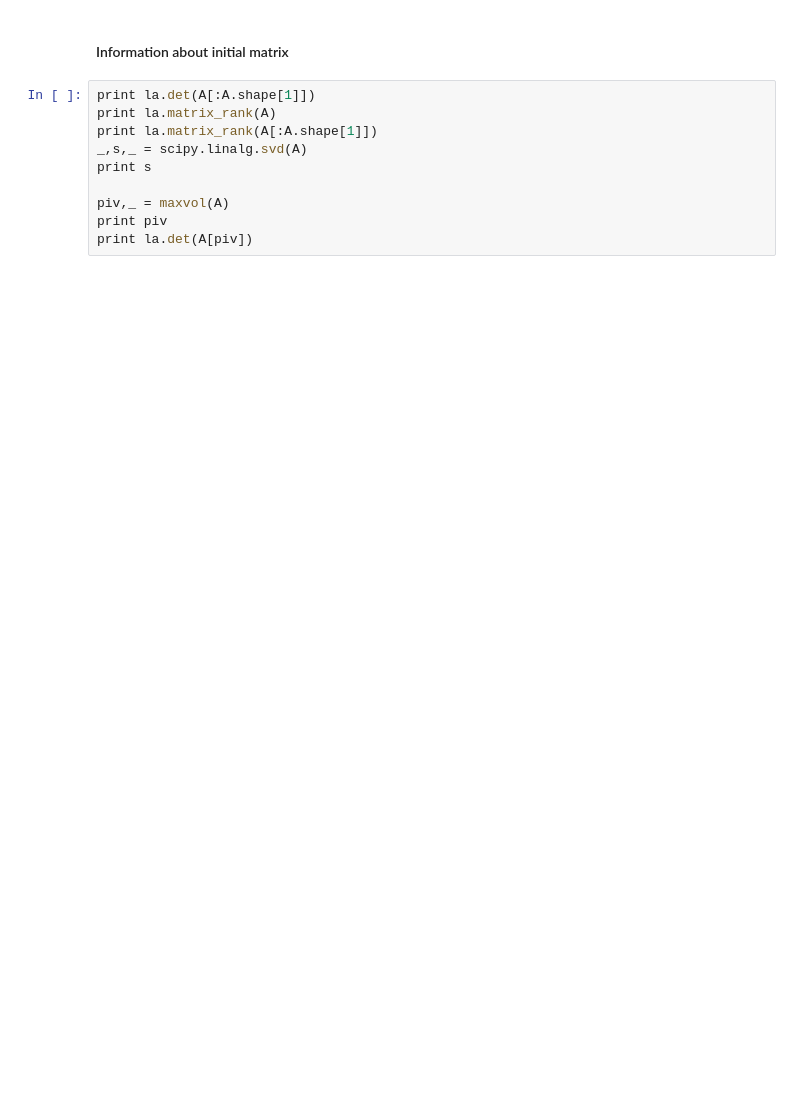
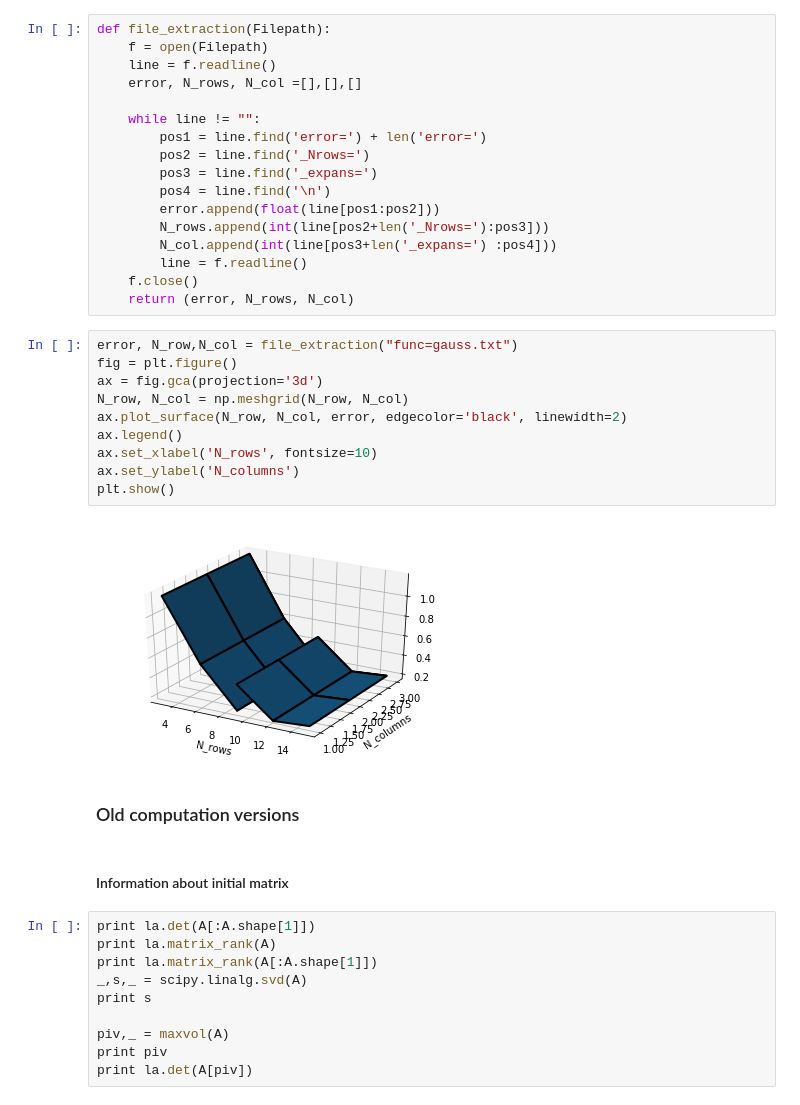
Before and after one commit to glkarpov/wmaxvol, a Jupyter notebook: sandbox_bm_approx.ipynb, the cells around one changed output. Drawn from its saved outputs; the diff is of its cells as text; blank space fills up the shorter version.

```diff
--- a/sandbox_bm_approx.ipynb
+++ b/sandbox_bm_approx.ipynb
@@ -27,3 +50,34 @@ print A.shape
+# %%
+def file_extraction(Filepath):
+    f = open(Filepath)
+    line = f.readline()
+    error, N_rows, N_col =[],[],[]
+
+    while line != "":
+        pos1 = line.find('error=') + len('error=')
+        pos2 = line.find('_Nrows=')
+        pos3 = line.find('_expans=')
+        pos4 = line.find('\n')
+        error.append(float(line[pos1:pos2]))
+        N_rows.append(int(line[pos2+len('_Nrows='):pos3]))
+        N_col.append(int(line[pos3+len('_expans=') :pos4]))
+        line = f.readline()
+    f.close()
+    return (error, N_rows, N_col)
+# %%
+error, N_row,N_col = file_extraction("func=gauss.txt")
+fig = plt.figure()
+ax = fig.gca(projection='3d')
+N_row, N_col = np.meshgrid(N_row, N_col)
+ax.plot_surface(N_row, N_col, error, edgecolor='black', linewidth=2)
+ax.legend()
+ax.set_xlabel('N_rows', fontsize=10)
+ax.set_ylabel('N_columns')
+plt.show()
+# %% [output]
+[figure, added]
+# %% [markdown]
+### Old computation versions
 # %% [markdown]
 #### Information about initial matrix
 # %%
```
Also changed, not shown: parts of 8 cells of this notebook, 1 other file.
